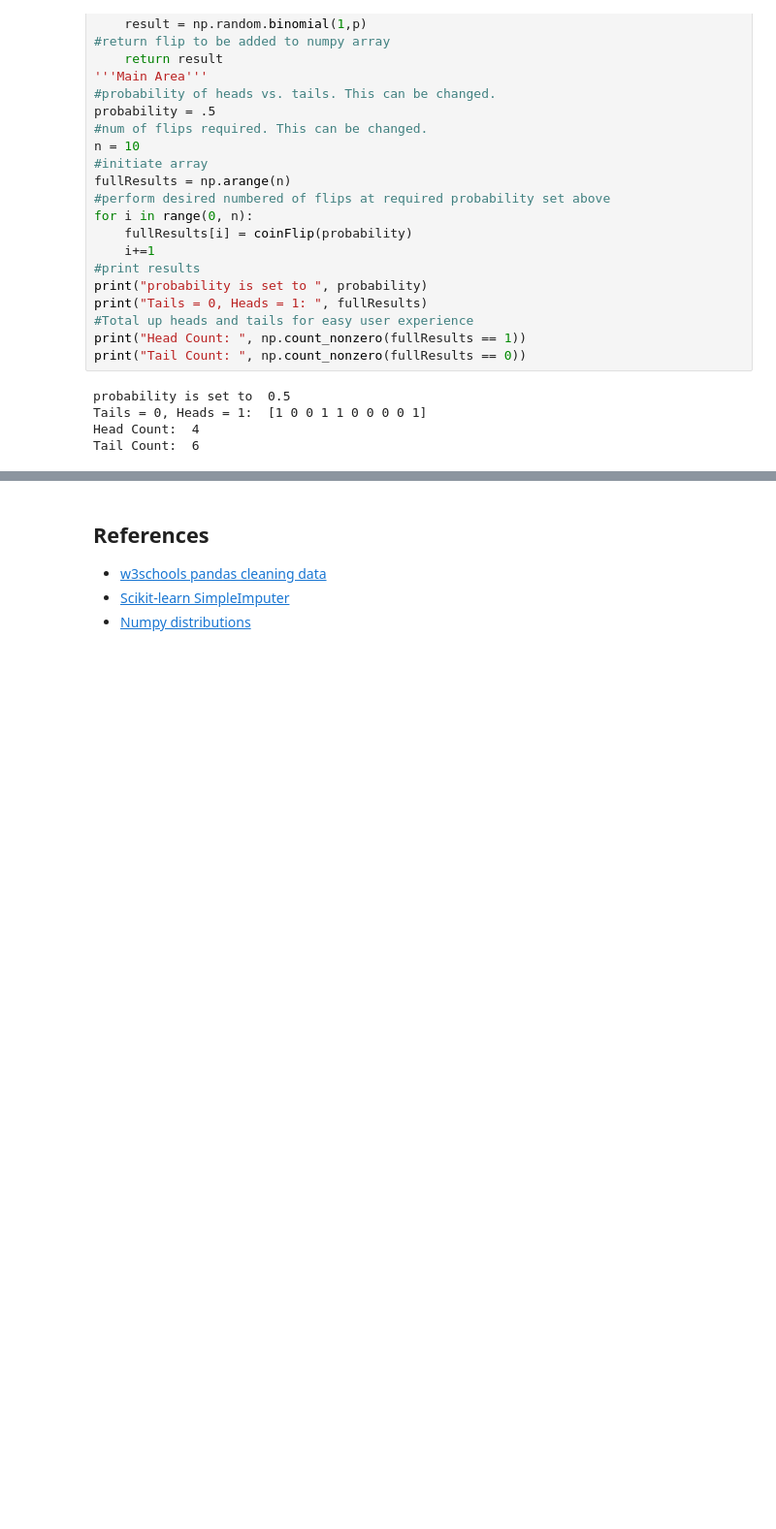
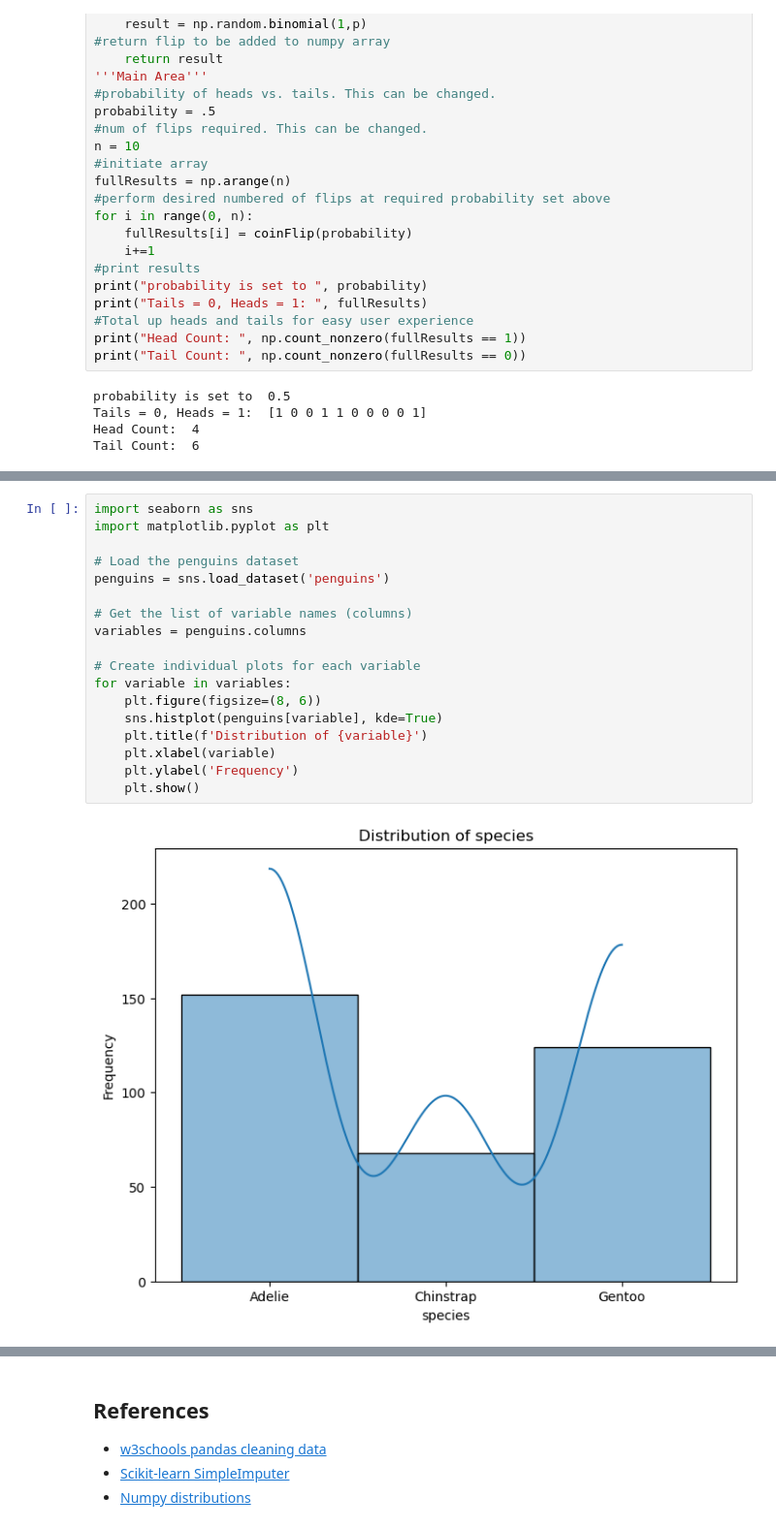
Before and after one commit to Sarahlouhast/FDA_Project, a Jupyter notebook: tasks.ipynb, the cells around one changed output, grey strips where cells are left out. Shown at 97% size. Cells and saved outputs as stored; diff of their text form; blank space fills up the shorter version.

```diff
--- a/tasks.ipynb
+++ b/tasks.ipynb
@@ -291,0 +337,20 @@ Tail Count:  6
+# %%
+import seaborn as sns
+import matplotlib.pyplot as plt
+
+# Load the penguins dataset
+penguins = sns.load_dataset('penguins')
+
+# Get the list of variable names (columns)
+variables = penguins.columns
+
+# Create individual plots for each variable
+for variable in variables:
+    plt.figure(figsize=(8, 6))
+    sns.histplot(penguins[variable], kde=True)
+    plt.title(f'Distribution of {variable}')
+    plt.xlabel(variable)
+    plt.ylabel('Frequency')
+    plt.show()
+# %% [output]
+[figure, added]
```
Also changed, not shown: parts of 3 cells of this notebook, 2 other files.
